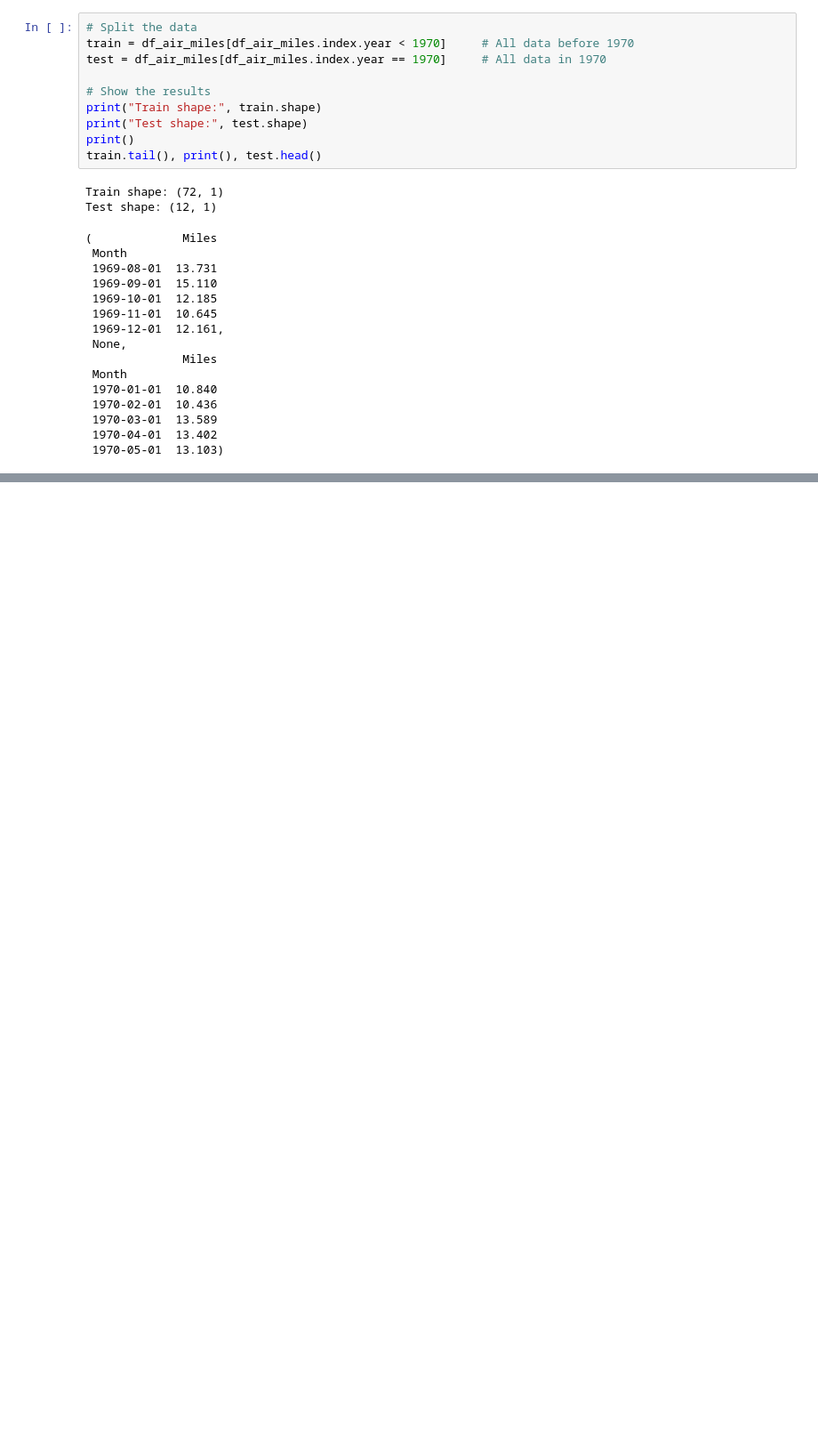
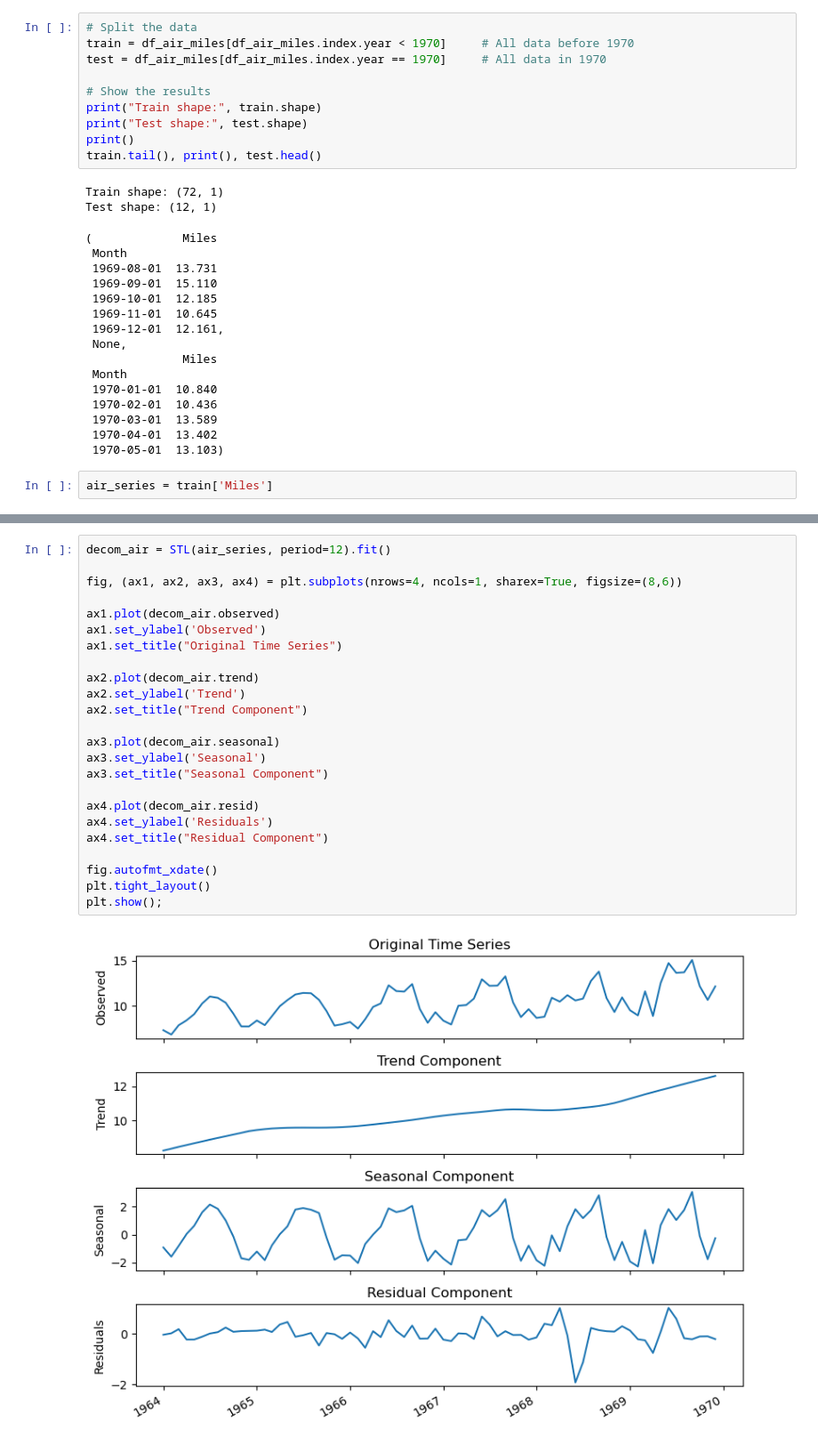
Before and after one commit to LeonardoSMSoares/Economics-Finance, a Jupyter notebook: Introduction to TSA/ITSAF 07 - ARIMA Models 4.ipynb, the cells around one changed output, grey strips where cells are left out. Shown at 89% size. Cells and saved outputs as stored; diff of their text form; blank space fills up the shorter version.

```diff
--- a/Introduction to TSA/ITSAF 07 - ARIMA Models 4.ipynb
+++ b/Introduction to TSA/ITSAF 07 - ARIMA Models 4.ipynb
@@ -106,3 +183,5 @@ Test shape: (12, 1)
  1970-03-01  13.589
  1970-04-01  13.402
  1970-05-01  13.103)
+# %%
+air_series = train['Miles']
@@ -108,0 +265,26 @@ Test shape: (12, 1)
+# %%
+decom_air = STL(air_series, period=12).fit()
+
+fig, (ax1, ax2, ax3, ax4) = plt.subplots(nrows=4, ncols=1, sharex=True, figsize=(8,6))
+
+ax1.plot(decom_air.observed)
+ax1.set_ylabel('Observed')
+ax1.set_title("Original Time Series")
+
+ax2.plot(decom_air.trend)
+ax2.set_ylabel('Trend')
+ax2.set_title("Trend Component")
+
+ax3.plot(decom_air.seasonal)
+ax3.set_ylabel('Seasonal')
+ax3.set_title("Seasonal Component")
+
+ax4.plot(decom_air.resid)
+ax4.set_ylabel('Residuals')
+ax4.set_title("Residual Component")
+
+fig.autofmt_xdate()
+plt.tight_layout()
+plt.show();
+# %% [output]
+[figure, added]
```
Also changed, not shown: parts of 17 cells of this notebook.
